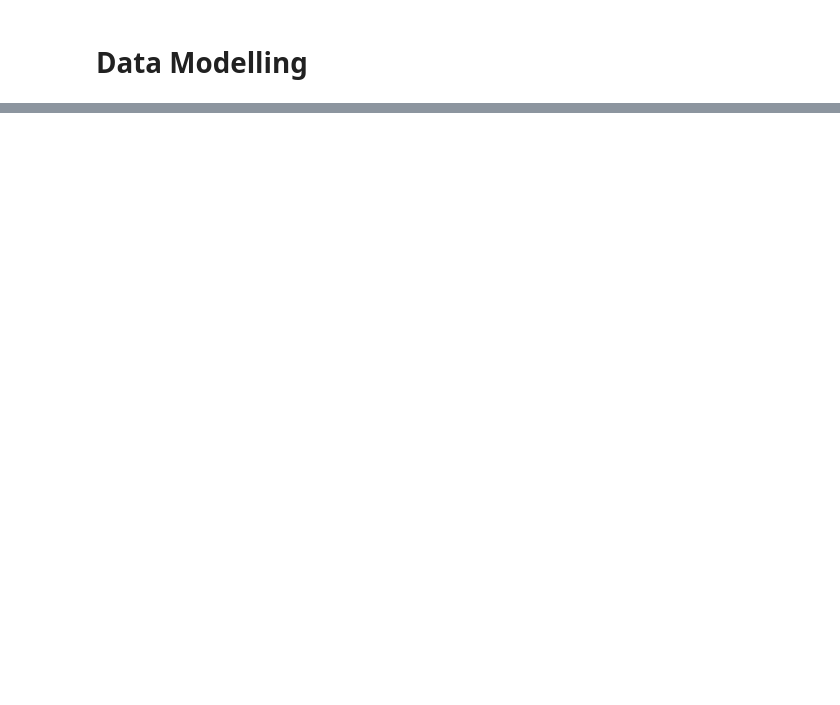
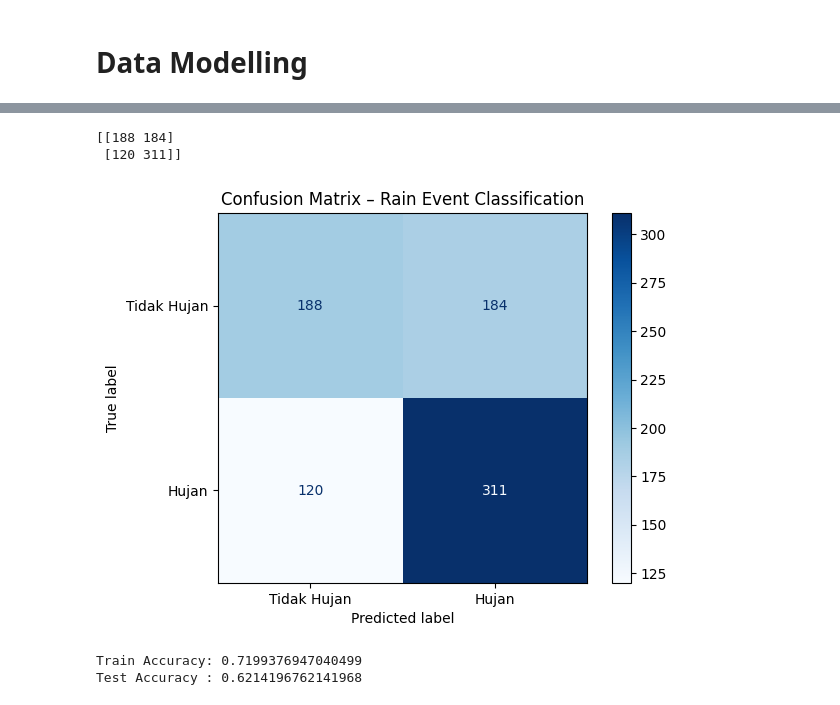
Before and after one commit to Ayusekar22/Jakarta-Weather-Prediction-2025, a Jupyter notebook: cara_t-137 Upgraded.ipynb, the cells around one changed output, grey strips where cells are left out. Saved outputs shown, nothing was run; the diff lists cells and outputs as text; code cells hidden in the pictures; blank space fills up the shorter version.

```diff
--- a/cara_t-137 Upgraded.ipynb
+++ b/cara_t-137 Upgraded.ipynb
@@ -627,0 +485,31 @@ Selesai! Hasil tersimpan (UPGRADED).
+# %%
+#Confusion Matrix
+from sklearn.metrics import confusion_matrix, ConfusionMatrixDisplay
+import matplotlib.pyplot as plt
+
+cm = confusion_matrix(y_test, y_pred_cls)
+print(cm)
+
+disp = ConfusionMatrixDisplay(
+    confusion_matrix=cm,
+    display_labels=["Tidak Hujan", "Hujan"]
+)
+
+disp.plot(cmap="Blues")
+plt.title("Confusion Matrix – Rain Event Classification")
+plt.show()
+# %% [output]
+[[188 184]
+ [120 311]]
+[figure, added]
+# %%
+from sklearn.metrics import accuracy_score
+
+y_train_pred = clf.predict(X_train)
+y_test_pred  = clf.predict(X_test)
+
+print("Train Accuracy:", accuracy_score(y_train, y_train_pred))
+print("Test Accuracy :", accuracy_score(y_test, y_test_pred))
+# %% [output]
+Train Accuracy: 0.7199376947040499
+Test Accuracy : 0.6214196762141968
```
Also changed, not shown: parts of 33 cells of this notebook, 5 other files.
